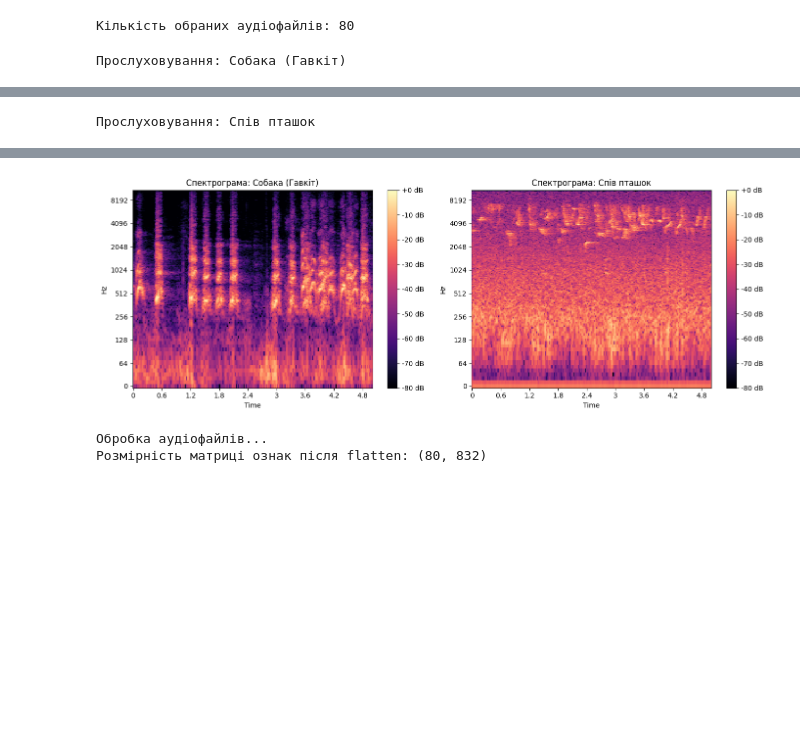
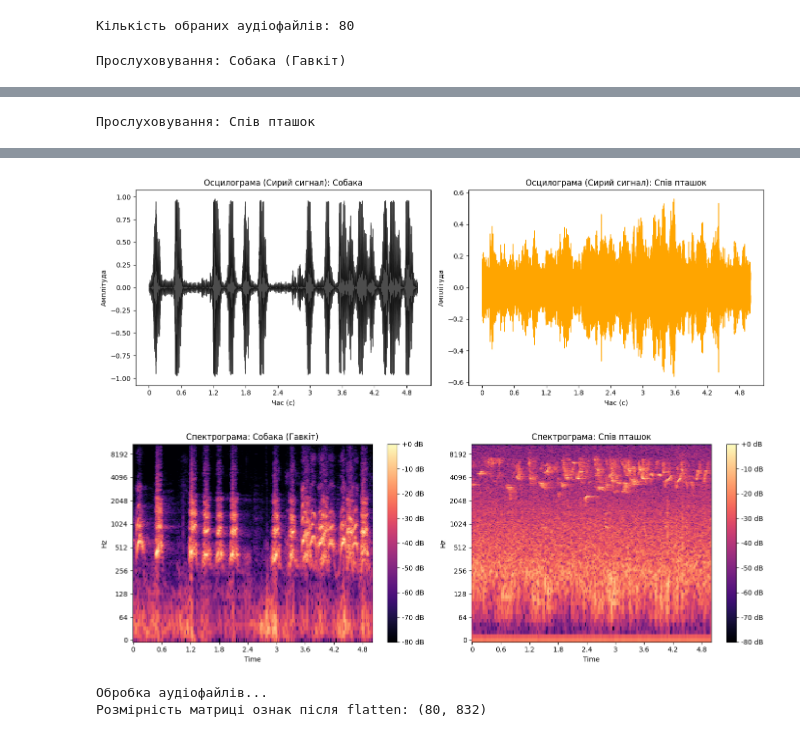
Before and after one commit to Feliz-ua/goit-np-hw-06, a Jupyter notebook: hw_06.ipynb, the cells around one changed output, grey strips where cells are left out. Saved outputs shown, nothing was run; the diff lists cells and outputs as text; code cells hidden in the pictures; blank space fills up the shorter version.

```diff
--- a/hw_06.ipynb
+++ b/hw_06.ipynb
@@ -42,35 +44,54 @@ bird_path = os.path.join(AUDIO_DIR, bird_sample_file)
 print("Прослуховування: Собака (Гавкіт)")
 display(ipd.Audio(dog_path))
 
 print("Прослуховування: Спів пташок")
 display(ipd.Audio(bird_path))
 
+# Додаємо візуалізацію осцилограм (амплітуда від часу)
+fig, ax = plt.subplots(1, 2, figsize=(14, 5))
+
+# Графік для собаки
+librosa.display.waveshow(y_dog, sr=sr, ax=ax[0], color='black', alpha=0.7)
+ax[0].set_title('Осцилограма (Сирий сигнал): Собака')
+ax[0].set_xlabel('Час (с)')
+ax[0].set_ylabel('Амплітуда')
+
+# Графік для пташки
+librosa.display.waveshow(y_bird, sr=sr, ax=ax[1], color='orange')
+ax[1].set_title('Осцилограма (Сирий сигнал): Спів пташок')
+ax[1].set_xlabel('Час (с)')
+ax[1].set_ylabel('Амплітуда')
+
+plt.tight_layout()
+plt.show()
+
 # Генеруємо спектрограми
 y_dog, sr = librosa.load(dog_path)
 D_dog = librosa.amplitude_to_db(np.abs(librosa.stft(y_dog)), ref=np.max)
 
 y_bird, sr = librosa.load(bird_path)
 D_bird = librosa.amplitude_to_db(np.abs(librosa.stft(y_bird)), ref=np.max)
 
 # Малюємо поруч дві спектрограми
 fig, ax = plt.subplots(1, 2, figsize=(14, 5))
 
-img1 = librosa.display.specshow(D_dog, sr=sr, x_axis='time', y_axis='log', ax=ax[0])
+img1 = librosa.display.specshow(D_dog, sr=sr, x_axis='time', y_axis='log', ax=ax[0], cmap='magma')
 ax[0].set_title('Спектрограма: Собака (Гавкіт)')
 fig.colorbar(img1, ax=ax[0], format="%+2.0f dB")
 
 img2 = librosa.display.specshow(D_bird, sr=sr, x_axis='time', y_axis='log', ax=ax[1], cmap='magma')
 ax[1].set_title('Спектрограма: Спів пташок')
 fig.colorbar(img2, ax=ax[1], format="%+2.0f dB")
 
 plt.tight_layout()
 plt.show()
 # %% [output]
 Прослуховування: Собака (Гавкіт)
 [interactive output not drawn]
 Прослуховування: Спів пташок
 [interactive output not drawn]
-[figure, old version]
+[figure, new version]
+[figure, added]
 # %%
 # 2.Генерація матриці спектрограми
 def get_spectrogram(audio_path, sr=22050):
```
Also changed, not shown: parts of 5 cells of this notebook.
